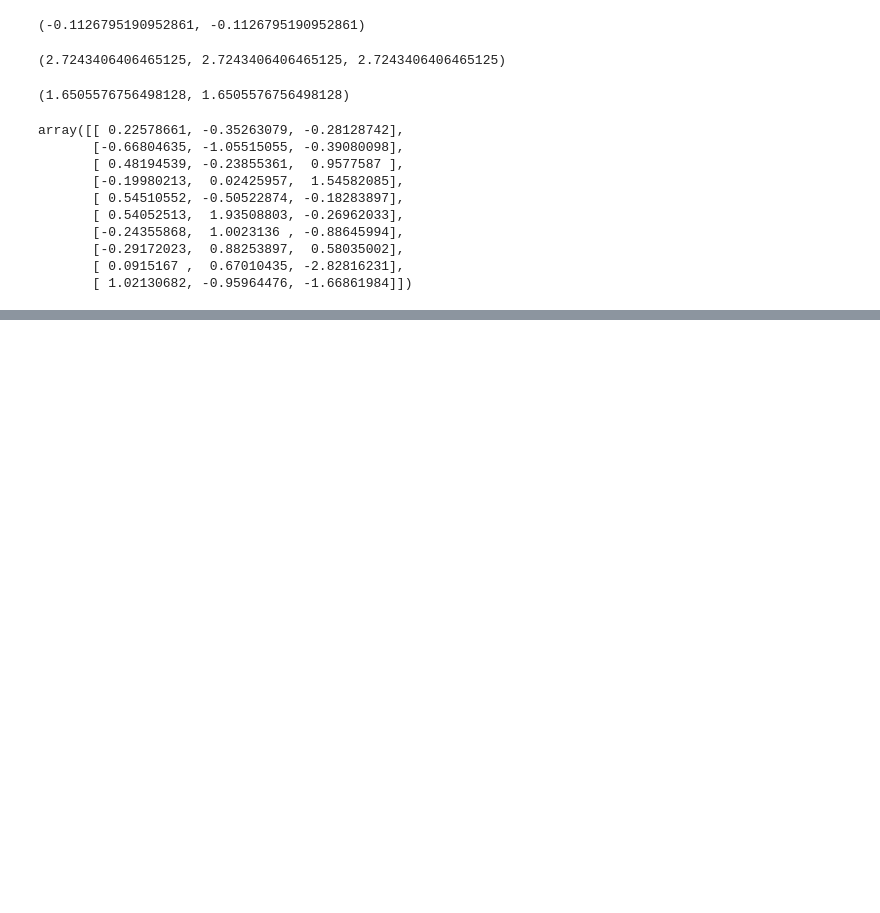
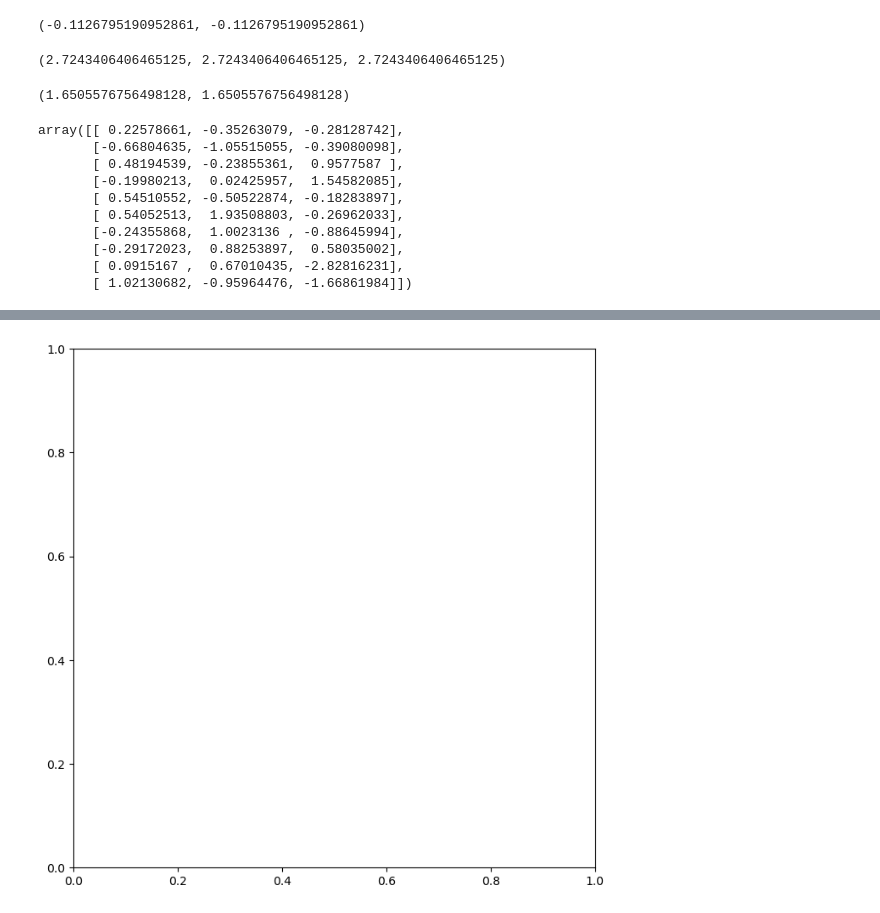
Before and after one commit to kervis008/Data_Mining, a Jupyter notebook: Data_Mining.ipynb, the cells around one changed output, grey strips where cells are left out. Drawn from its saved outputs; the diff is of its cells as text; code cells hidden in the pictures; blank space fills up the shorter version.

```diff
--- a/Data_Mining.ipynb
+++ b/Data_Mining.ipynb
@@ -209,0 +223,6 @@ array([[ 0.22578661, -0.35263079, -0.28128742],
+# %%
+output = subplots(figsize=(8, 8))
+fig = output[0]
+ax = output[1]
+# %% [output]
+[figure, added]
```
Also changed, not shown: parts of 39 cells of this notebook.
